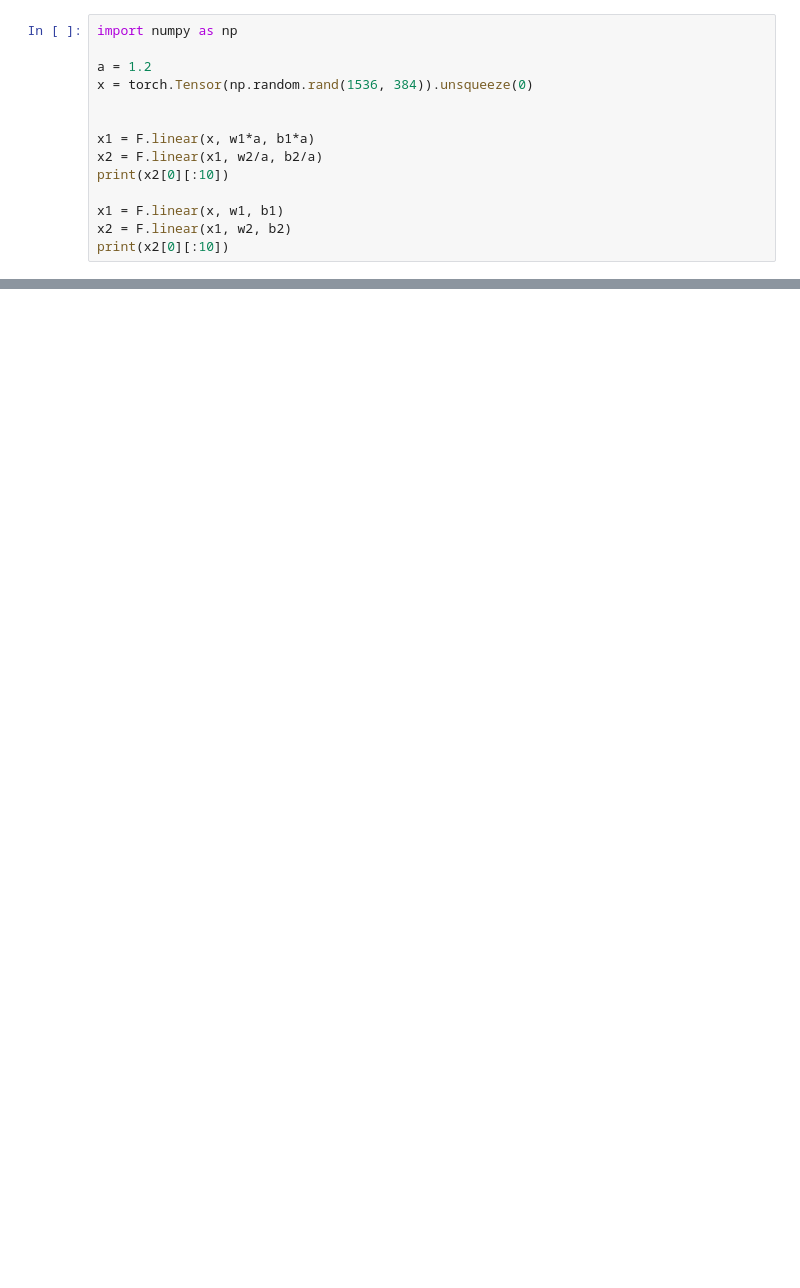
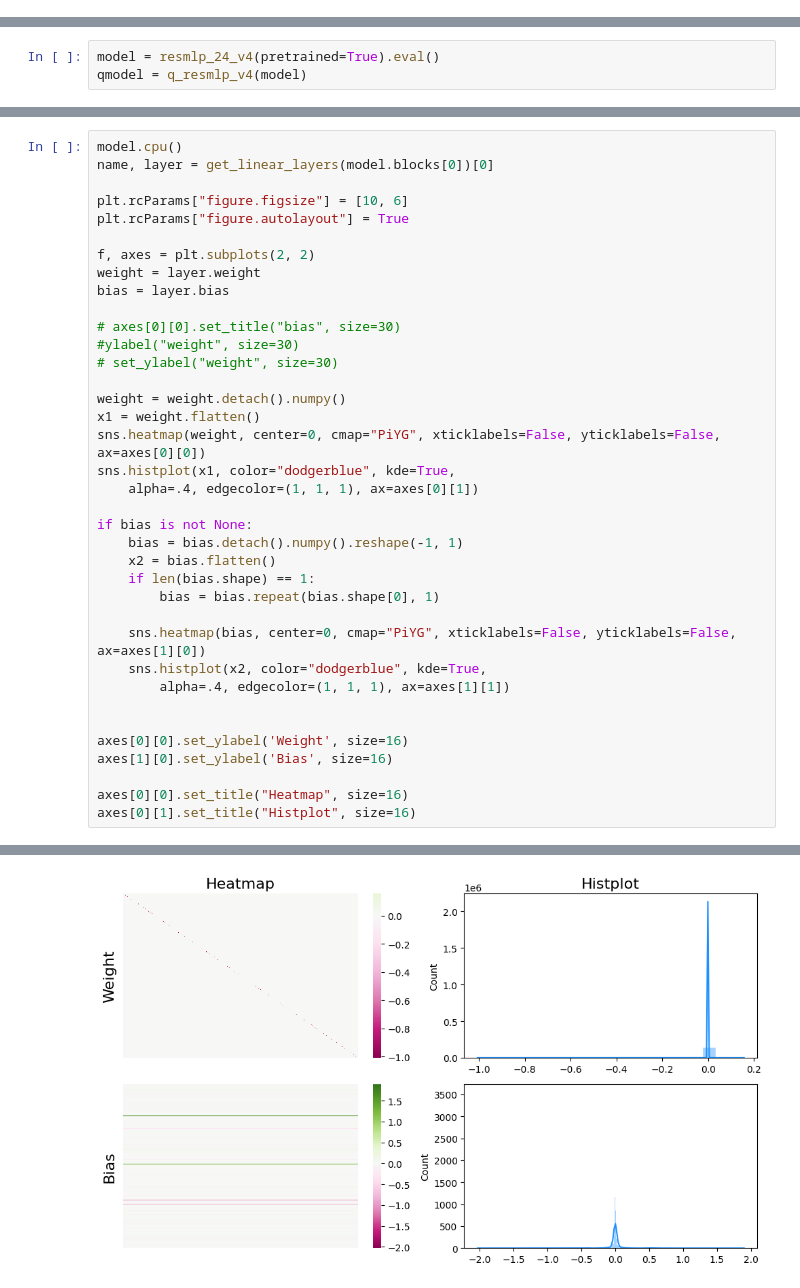
Before and after one commit to scott306lr/ResMLP_QAT, a Jupyter notebook: model_analyze.ipynb, the cells around one changed output, grey strips where cells are left out. Drawn from its saved outputs; the diff is of its cells as text; blank space fills up the shorter version.

```diff
--- a/model_analyze.ipynb
+++ b/model_analyze.ipynb
@@ -465,14 +0,0 @@ tensor([[-23.6173,  -3.7837, -10.2398,  ..., -18.2323,  -5.5340,  -4.6883],
-# %%
-import numpy as np
-
-a = 1.2
-x = torch.Tensor(np.random.rand(1536, 384)).unsqueeze(0)
-
-
-x1 = F.linear(x, w1*a, b1*a)
-x2 = F.linear(x1, w2/a, b2/a)
-print(x2[0][:10])
-
-x1 = F.linear(x, w1, b1)
-x2 = F.linear(x1, w2, b2)
-print(x2[0][:10])
@@ -493,0 +185,3 @@ tensor([[ 1.4586, -0.2188, -2.6746,  ...,  2.6533, -0.1922,  3.1631],
+# %%
+model = resmlp_24_v4(pretrained=True).eval()
+qmodel = q_resmlp_v4(model)
@@ -493,0 +203,38 @@ tensor([[ 1.4586, -0.2188, -2.6746,  ...,  2.6533, -0.1922,  3.1631],
+# %%
+model.cpu()
+name, layer = get_linear_layers(model.blocks[0])[0]
+
+plt.rcParams["figure.figsize"] = [10, 6]
+plt.rcParams["figure.autolayout"] = True
+
+f, axes = plt.subplots(2, 2)
+weight = layer.weight
+bias = layer.bias
+
+# axes[0][0].set_title("bias", size=30)
+#ylabel("weight", size=30)
+# set_ylabel("weight", size=30)
+
+weight = weight.detach().numpy()
+x1 = weight.flatten()
+sns.heatmap(weight, center=0, cmap="PiYG", xticklabels=False, yticklabels=False, ax=axes[0][0])
+sns.histplot(x1, color="dodgerblue", kde=True,
+    alpha=.4, edgecolor=(1, 1, 1), ax=axes[0][1])
+
+if bias is not None:
+    bias = bias.detach().numpy().reshape(-1, 1)
+    x2 = bias.flatten()
+    if len(bias.shape) == 1:
+        bias = bias.repeat(bias.shape[0], 1)
+
+    sns.heatmap(bias, center=0, cmap="PiYG", xticklabels=False, yticklabels=False, ax=axes[1][0])
+    sns.histplot(x2, color="dodgerblue", kde=True,
+        alpha=.4, edgecolor=(1, 1, 1), ax=axes[1][1])
+
+
+axes[0][0].set_ylabel('Weight', size=16)
+axes[1][0].set_ylabel('Bias', size=16)
+
+axes[0][0].set_title("Heatmap", size=16)
+axes[0][1].set_title("Histplot", size=16)
+# %% [output]
@@ -493,0 +242 @@ tensor([[ 1.4586, -0.2188, -2.6746,  ...,  2.6533, -0.1922,  3.1631],
+[figure, added]
```
Also changed, not shown: parts of 55 cells of this notebook, 2 other files.
